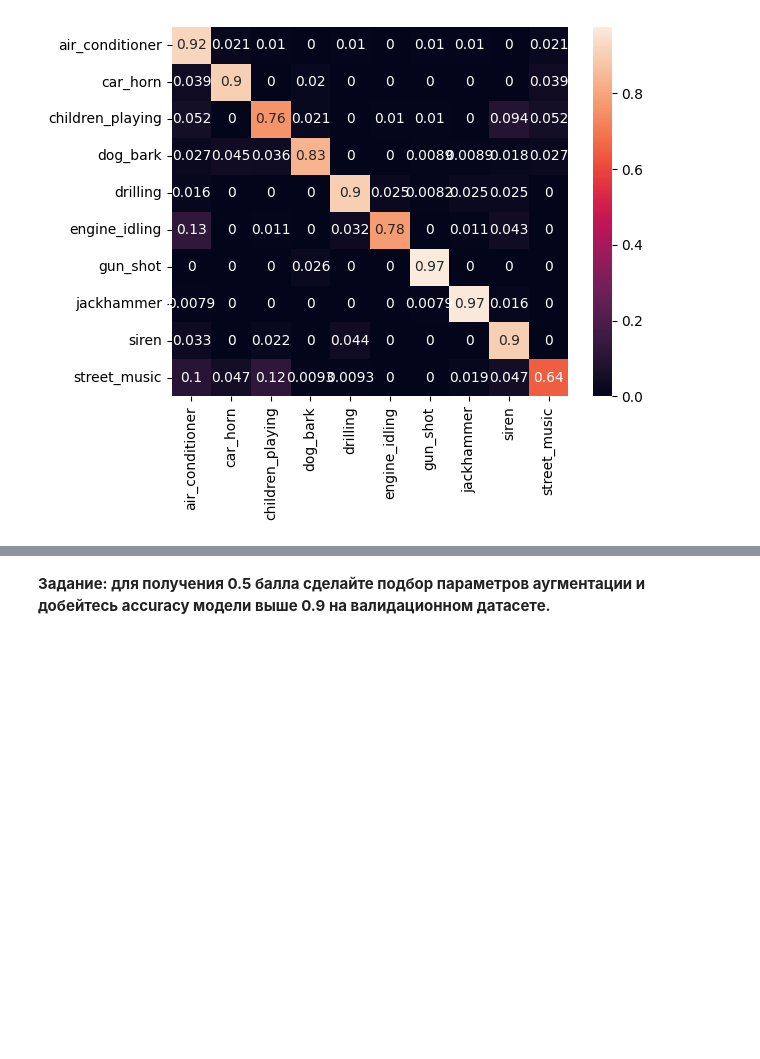
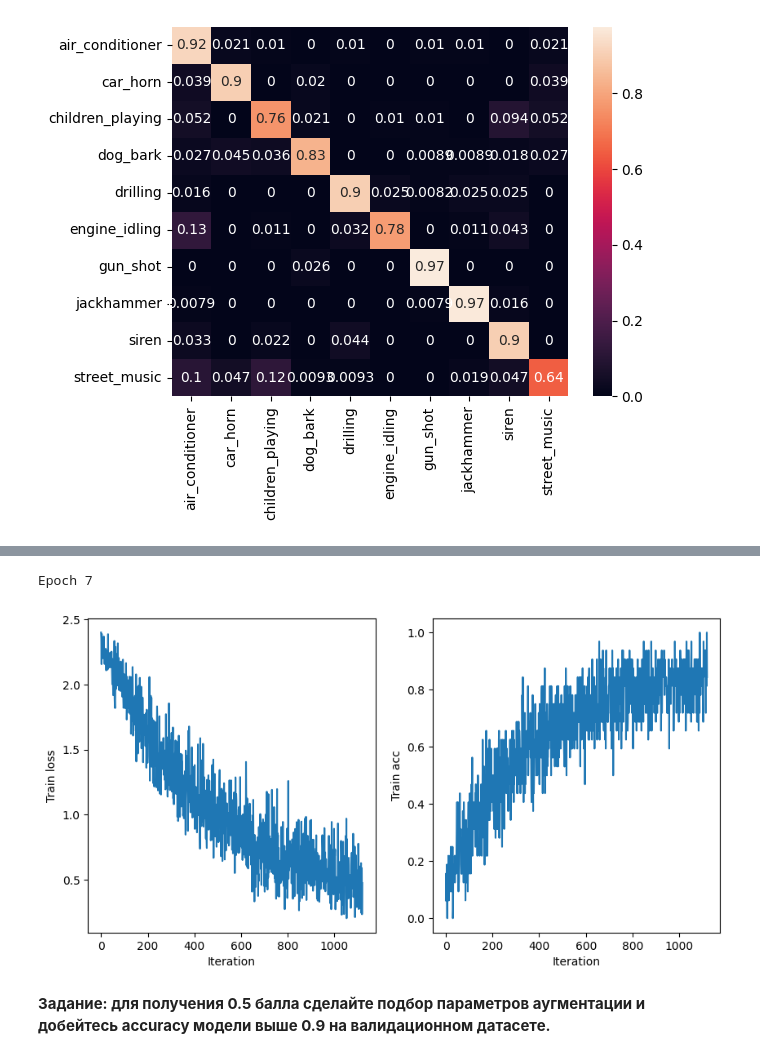
Before and after one commit to lapshinaaa/deep-learning-tasks, a Jupyter notebook: HW2_audio_Lapshina.ipynb, the cells around one changed output, grey strips where cells are left out. Cells and saved outputs as stored; diff of their text form; code cells hidden in the pictures; blank space fills up the shorter version.

```diff
--- a/HW2_audio_Lapshina.ipynb
+++ b/HW2_audio_Lapshina.ipynb
@@ -866,27 +866,3 @@ Val accuracy: 0.9960673796791444
 В этом задании Вам предлагается реализовать аугментацию SpecAugment.
 
 **За реализацию аугментации дается 1.5 балла.**
-# %%
-import random
-
-
-class SpectAugment:
-    def __init__(
-        self,
-        filling_value="mean",
-        n_freq_masks=2,
-        n_time_masks=2,
-        max_freq=10,
-        max_time=50,
-    ):
-
-        self.filling_value = filling_value
-        self.n_freq_masks = n_freq_masks
-        self.n_time_masks = n_time_masks
-        self.max_freq = max_freq
-        self.max_time = max_time
-
-    def __call__(self, spect, lens):
-        ### YOUR CODE IS HERE ######
-        ...
-        ### THE END OF YOUR CODE ###
@@ -922,4 +945,4 @@ plt.show()
 cnn = CNN10()
 cnn.to(device)
 
-optim = torch.optim.Adam(cnn.parameters(), lr=3e-4)
+optim = torch.optim.AdamW(cnn.parameters(), lr=3e-4)
@@ -926,14 +951,17 @@ optim = torch.optim.Adam(cnn.parameters(), lr=3e-4)
 # %%
 # обучим модель на данных с аугментациями
 train_audio_clfr(
     cnn,
     optim,
     train_dataloader,
     train_dataset.sr,
     data_transform=compute_log_melspectrogram,
-    augmentation=SpectAugment(),
-    num_epochs=20,
+    augmentation=SpectAugment(filling_value='mean'),
+    num_epochs=8,
 )
+# %% [output]
+Epoch 7
+[figure, added]
 # %% [markdown]
 **Задание: для получения 0.5 балла сделайте подбор параметров аугментации и добейтесь accuracy модели выше 0.9 на валидационном датасете.**
 # %%
```
Also changed, not shown: parts of 9 cells of this notebook.
